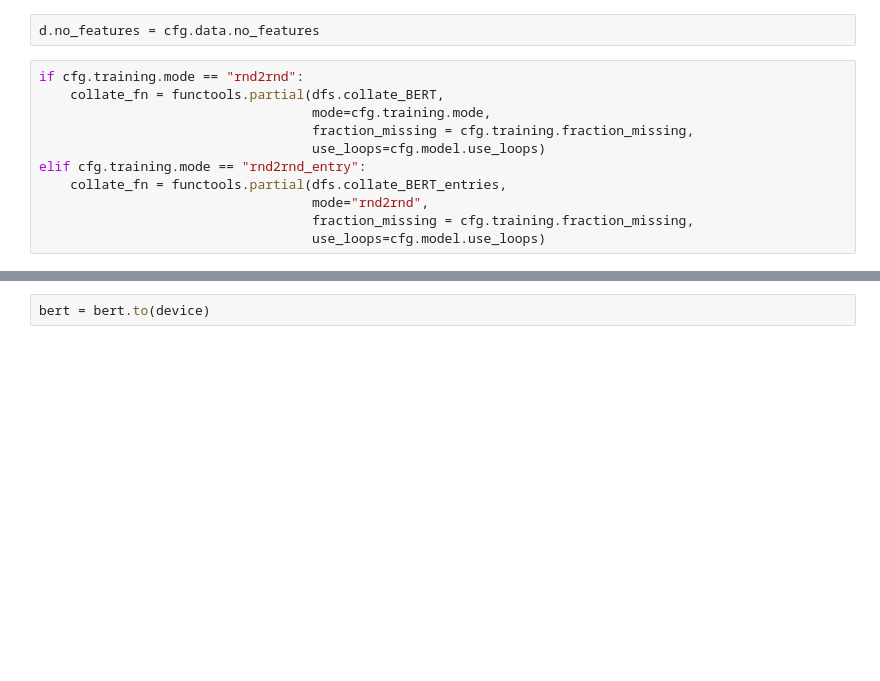
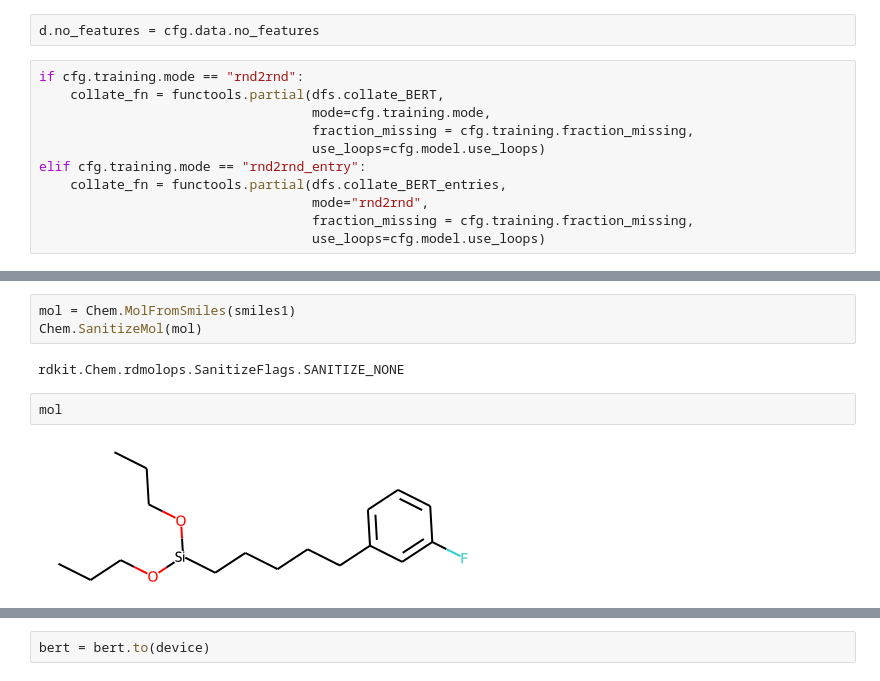
Before and after one commit to wendlerc/dfs-graph-transformer, a Jupyter notebook: notebooks/generative_modelling/Molecule Validity Evaluation.ipynb, the cells around one changed output, grey strips where cells are left out. Cells and saved outputs as stored; diff of their text form; blank space fills up the shorter version.

```diff
--- a/notebooks/generative_modelling/Molecule Validity Evaluation.ipynb
+++ b/notebooks/generative_modelling/Molecule Validity Evaluation.ipynb
@@ -72,0 +258,9 @@ validloader = DataLoader(validset, batch_size=100, shuffle=False,
+# %%
+mol = Chem.MolFromSmiles(smiles1)
+Chem.SanitizeMol(mol)
+# %% [output]
+rdkit.Chem.rdmolops.SanitizeFlags.SANITIZE_NONE
+# %%
+mol
+# %% [output]
+[figure, added]
```
Also changed, not shown: parts of 37 cells of this notebook, 2 other files.
